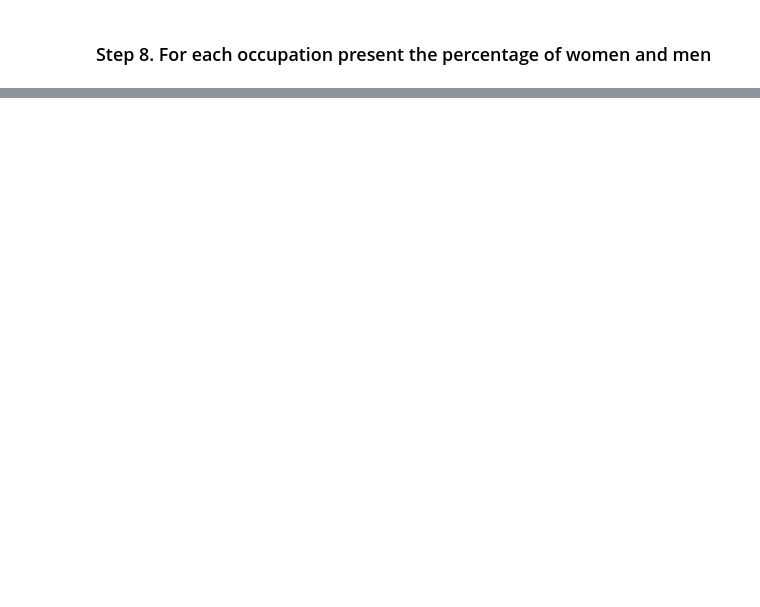
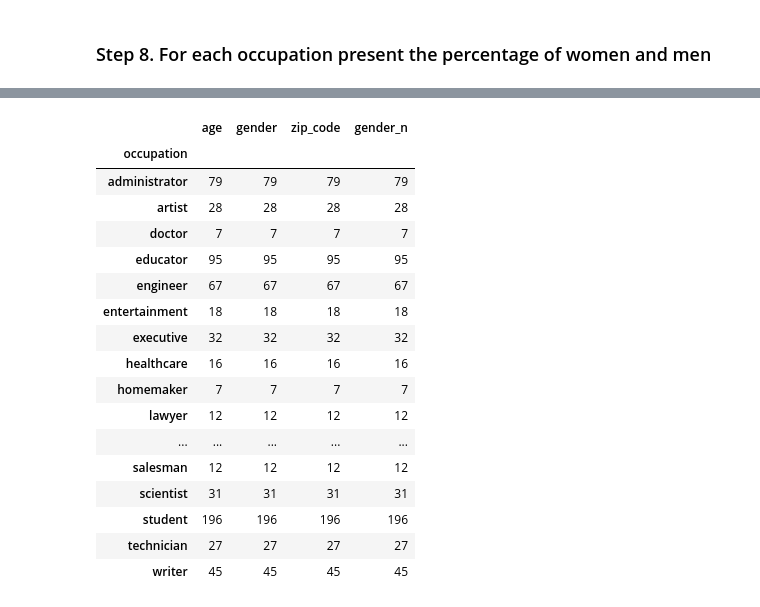
Before and after one commit to WHW-HAHA/Python-Data-Analysis, a Jupyter notebook: Pandas/03_Grouping/Occupation/Exercise.ipynb, the cells around one changed output, grey strips where cells are left out. Drawn from its saved outputs; the diff is of its cells as text; code cells hidden in the pictures; blank space fills up the shorter version.

```diff
--- a/Pandas/03_Grouping/Occupation/Exercise.ipynb
+++ b/Pandas/03_Grouping/Occupation/Exercise.ipynb
@@ -66,0 +172,23 @@ users['gender_n'] = users['gender'].apply(gender_to_numeric)
+# %%
+# create a DataFrame and apply count for each occupation
+occup_count = users.groupby(['occupation']).agg('count')
+occup_count
+# %% [output]
+|  | age | gender | zip_code | gender_n |
+| occupation |  |  |  |  |
+| administrator | 79 | 79 | 79 | 79 |
+| artist | 28 | 28 | 28 | 28 |
+| doctor | 7 | 7 | 7 | 7 |
+| educator | 95 | 95 | 95 | 95 |
+| engineer | 67 | 67 | 67 | 67 |
+| entertainment | 18 | 18 | 18 | 18 |
+| executive | 32 | 32 | 32 | 32 |
+| healthcare | 16 | 16 | 16 | 16 |
+| homemaker | 7 | 7 | 7 | 7 |
+| lawyer | 12 | 12 | 12 | 12 |
+| ... | ... | ... | ... | ... |
+| salesman | 12 | 12 | 12 | 12 |
+| scientist | 31 | 31 | 31 | 31 |
+| student | 196 | 196 | 196 | 196 |
+| technician | 27 | 27 | 27 | 27 |
+| writer | 45 | 45 | 45 | 45 |
```
Also changed, not shown: parts of 7 cells of this notebook.
